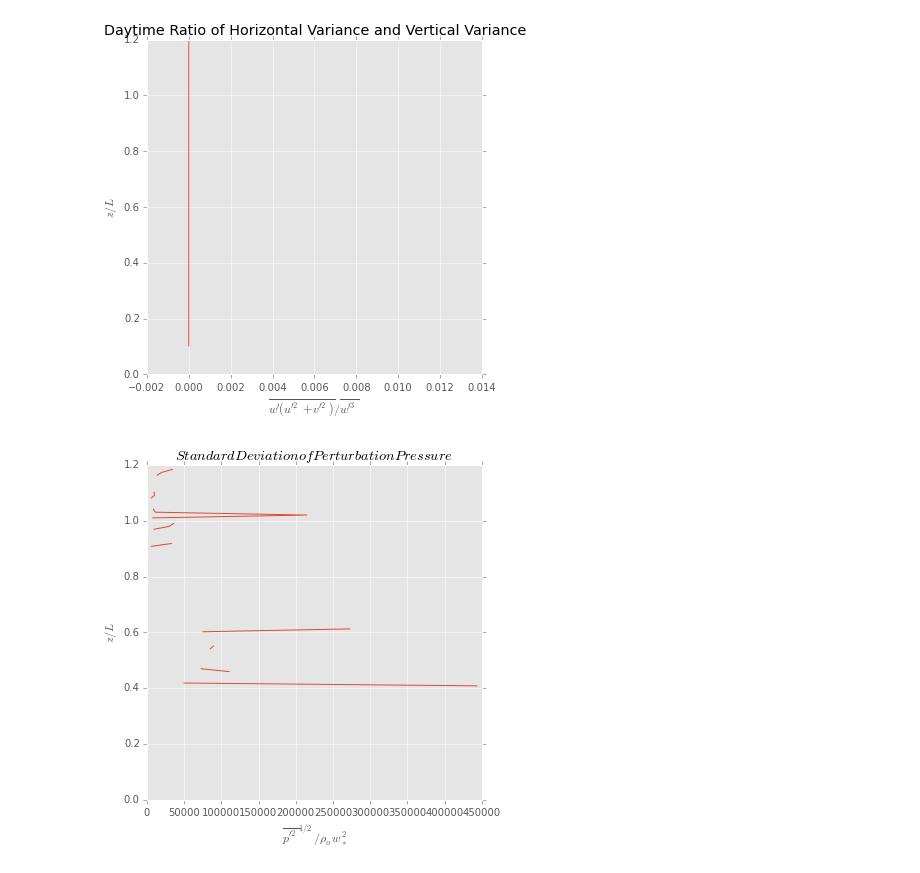
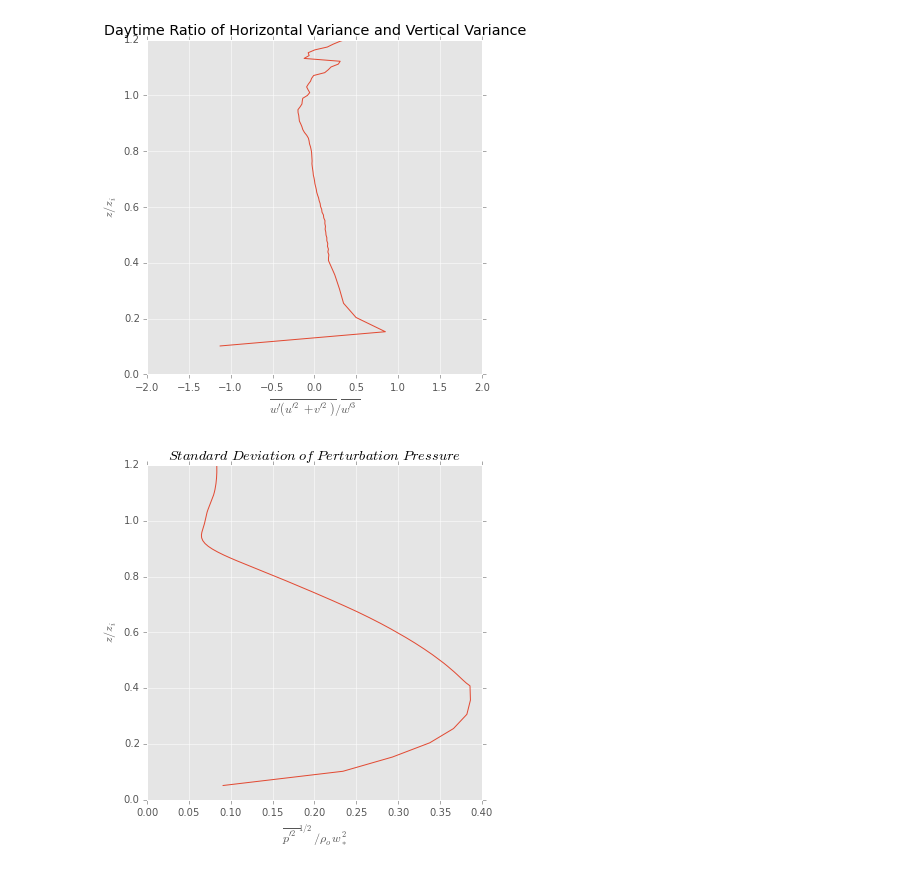
Before and after one commit to tc637/atsc500, a Jupyter notebook: notebooks/TKE_tropical_tim.ipynb, the cells around one changed output. Saved outputs shown, nothing was run; the diff lists cells and outputs as text; code cells hidden in the pictures.

```diff
--- a/notebooks/TKE_tropical_tim.ipynb
+++ b/notebooks/TKE_tropical_tim.ipynb
@@ -67,7 +67,7 @@ the_files.sort(key=sort_name)
 #  be typing in dictionary indices  (too many keystrokes)
 #
 #
-firstrun = True
+firstrun = False
 if firstrun:
     ds = xray.open_mfdataset(the_files, engine='netcdf4', concat_dim='ens')
     # dump the structure
@@ -86,6 +86,7 @@ if firstrun:
     vvel = ds['V']
     uvel = ds['U']
     wvel = ds['W']
+    qv = ds['QV']
     mean_v = vvel[:, 0, :, :, :].mean(dim='ens')
     mean_u = uvel[:, 0, :, :, :].mean(dim='ens')
     mean_w = wvel[:, 0, :, :, :].mean(dim='ens')
@@ -94,7 +95,7 @@ if firstrun:
     pp = ds['PP']
     #print(p.shape)
     mean_p = p[:,:].mean(dim='ens')
-
+    mean_qv = qv[:, 0, :, :, :].mean(dim='ens')
 
     mean_temps_spacial = mean_temp.mean(dim='x').mean(dim='y')
 
@@ -113,7 +114,7 @@ if firstrun:
     uvelprime = uvel[0, 0, :, :, :] - mean_u
     wvelprime = wvel[0, 0, :, : ,:] - mean_w
     pprime = p[0,:] - mean_p
-
+    qvprime = qv[0, 0, :, :, :] - mean_qv
     theta_prime=[]
     temps = temp[0,0,:,:,:].mean(axis=2).mean(axis=1)
     for i in range(0, mean_p.shape[0]):
@@ -132,10 +133,9 @@ if firstrun:
 
     wflux_profile = wflux_prime.mean(dim='x').mean(dim='y')
 
-    keep_dict = dict(flux_prof=wflux_profile, flux_prime=wflux_prime.values,
-                     wvelprime=wvelprime.values, uvelprime=uvelprime.values, vvelprime=vvelprime.values,
-                     Tprime=Tprime.values, pprime=pprime.values, uw_profile=uw_profile.values, mean_temp=mean_temp,
-                     mean_p=mean_p, theta_mean=theta_mean, theta_prime=theta_prime, pp=pp, x=x, y=y, z=z)
+    keep_dict = dict(mean_u=mean_u, mean_v=mean_v, mean_w=mean_w, uvelprime=uvelprime,
+                     vvelprime=vvelprime, wvelprime=wvelprime, mean_qv=mean_qv,
+                     qvprime=qvprime, temp=temp, mean_p=mean_p, pp=pp, x=x, y=y, z=z)
 
     np.savez('tke.npz', **keep_dict)
     var_tup = dict_to_nt(keep_dict, 'vars')
@@ -143,10 +143,6 @@ else:
     in_dict = np.load('tke.npz')
     var_tup = dict_to_nt(in_dict, 'vars')
     print(var_tup._fields)
-    vvelprime = var_tup.vvelprime
-    uvelprime = var_tup.uvelprime
-    wvelprime = var_tup.wvelprime
-    pprime = var_tup.pprime
     ds = xray.open_mfdataset(the_files, engine='netcdf4', concat_dim='ens')
     # dump the structure
     print(ds)
@@ -243,5 +258,6 @@ press_var = (((var_tup.pp[:,0,:,:,:].mean(axis=0))**2)).mean(axis=2).mean(axis=1
 # %%
 # now make plots
+
 # fig 5.9a
 fig, ax = plt.subplots(1,1, figsize=(6,6))
 ax.plot(TKE_flux_prof/w_star**3, heights/zi)
@@ -251,8 +267,8 @@ out=ax.set(title=r'Vertical Flux of TKE in the Tropics, with Mixed Layer Scaling
 
 # fig 5.9b
 fig, ax = plt.subplots(1,1, figsize=(6,6))
-ax.plot(TKE_flux_prof/u_star**3, zeta)
-#ax.set(ylim=(0, 1.2))
+ax.plot(TKE_flux_prof/(u_star**3), -zeta)
+ax.set(ylim=(0, 250))
 out=ax.set(title=r'Vertical Flux of TKE in the Tropics, with Surface Layer Scaling',
            xlabel=r"$\overline{w'e}/u^3_*$", ylabel=r'$z/L$')
 
@@ -261,27 +277,30 @@ fig, ax = plt.subplots(1,1, figsize=(6,6))
 ax.plot(horiz_flux_prof/(2*w_star**3), heights/zi)
 ax.set(ylim=(0, 1.2))
 out=ax.set(title=r'Normalized Vertical Flux of Horizontal Variance',
-           xlabel=r"$\overline{w'(u'^2 + v'^2)}/2w^3_*$", ylabel=r'$z/L$')
+           xlabel=r"$\overline{w'(u'^2 + v'^2)}/2w^3_*$", ylabel=r'$z/z_i$')
 
 # fig 5.10b
 fig, ax = plt.subplots(1,1, figsize=(6,6))
 ax.plot((wvelprime**3).mean(axis=2).mean(axis=1)/(2*w_star**3), heights/zi)
 ax.set(ylim=(0, 1.2))
 out=ax.set(title=r'Vertical Flux of Vertical Variance',
-           xlabel=r"$\overline{w'^3}/2w^3_*$", ylabel=r'$z/L$')
+           xlabel=r"$\overline{w'^3}/2w^3_*$", ylabel=r'$z/z_i$')
 
 # fig 5.10c
 fig, ax = plt.subplots(1,1, figsize=(6,6))
 ax.plot(horiz_flux_prof/(wvelprime**3).mean(axis=2).mean(axis=1), heights/zi)
 ax.set(ylim=(0, 1.2))
+ax.set(xlim=(-2,2))
 out=ax.set(title=r'Daytime Ratio of Horizontal Variance and Vertical Variance',
-           xlabel=r"$\overline{w'(u'^2 + v'^2)}/\overline{w'^3}$", ylabel=r'$z/L$')
+           xlabel=r"$\overline{w'(u'^2 + v'^2)}/\overline{w'^3}$", ylabel=r'$z/z_i$')
 
-# 5.12
+# fig 5.12
+pp_ens_mean = pp[:,0,:,:,:].mean(axis=0)
+pp_var_profile = ((pp_ens_mean**2).mean(axis=2).mean(axis=1))**(1./2)
 fig, ax = plt.subplots(1,1, figsize=(6,6))
 rho = 1.2
-ax.plot(press_var/(rho*w_star**2), heights/zi)
+ax.plot(pp_var_profile/(rho*w_star**2), heights/zi)
 ax.set(ylim=(0, 1.2))
-out=ax.set(title=r"$Standard Deviation of Perturbation Pressure$",
-           xlabel=r"$\overline{p'^2}^{1/2}/\rho_ow^2_*$", ylabel=r'$z/L$')
+out=ax.set(title=r"$Standard\ Deviation\ of\ Perturbation\ Pressure$",
+           xlabel=r"$\overline{p'^2}^{1/2}/\rho_ow^2_*$", ylabel=r'$z/z_i$')
 # %% [output]
@@ -292,2 +311,2 @@ out=ax.set(title=r"$Standard Deviation of Perturbation Pressure$",
-[figure, old version]
+[figure, new version]
-[figure, old version]
+[figure, new version]
```
Also changed, not shown: parts of 4 cells of this notebook.
